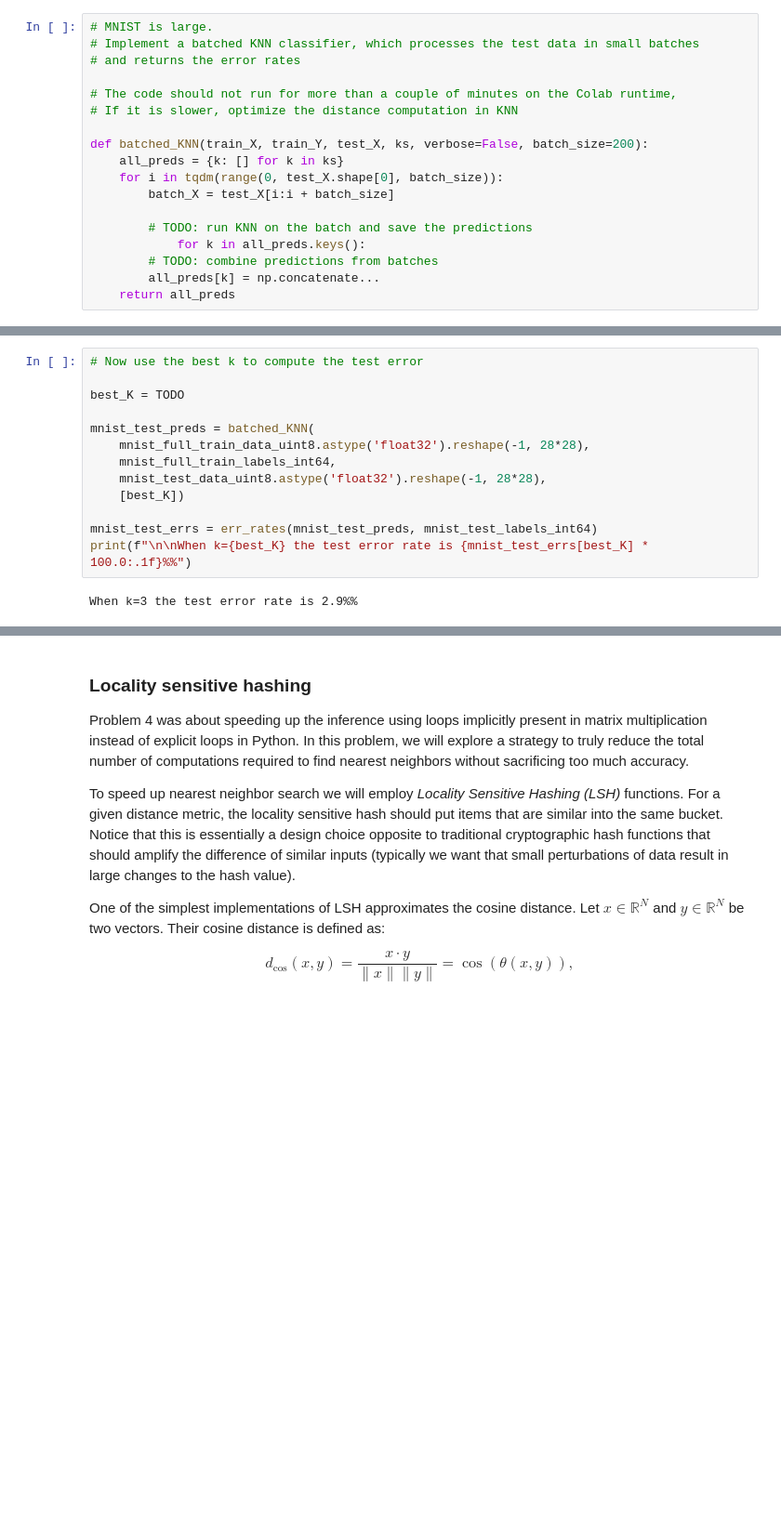
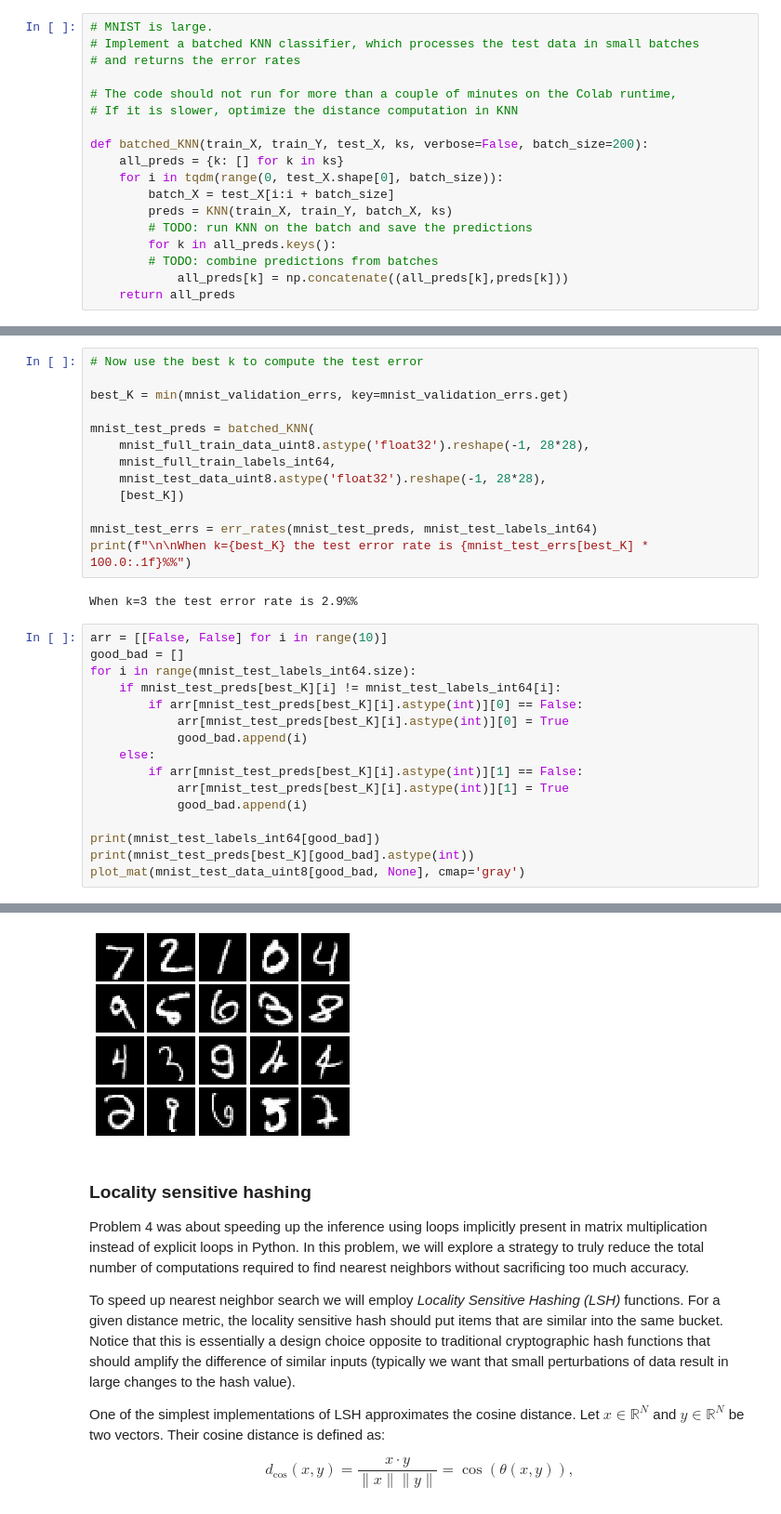
Before and after one commit to mksyposz/ml_uwr, a Jupyter notebook: assignment1/Assignment1.ipynb, the cells around one changed output, grey strips where cells are left out. Shown at 93% size. Drawn from its saved outputs; the diff is of its cells as text; blank space fills up the shorter version.

```diff
--- a/assignment1/Assignment1.ipynb
+++ b/assignment1/Assignment1.ipynb
@@ -656,11 +685,11 @@ def batched_KNN(train_X, train_Y, test_X, ks, verbose=False, batch_size=200):
     all_preds = {k: [] for k in ks}
     for i in tqdm(range(0, test_X.shape[0], batch_size)):
         batch_X = test_X[i:i + batch_size]
-
+        preds = KNN(train_X, train_Y, batch_X, ks)
         # TODO: run KNN on the batch and save the predictions
-            for k in all_preds.keys():
+        for k in all_preds.keys():
         # TODO: combine predictions from batches
-        all_preds[k] = np.concatenate...
+            all_preds[k] = np.concatenate((all_preds[k],preds[k]))
     return all_preds
 # %%
 # Now find the best k on the validation set
@@ -678,7 +707,7 @@ plt.plot(ks, [mnist_validation_errs[k] for k in ks])
 # %%
 # Now use the best k to compute the test error
 
-best_K = TODO
+best_K = min(mnist_validation_errs, key=mnist_validation_errs.get)
 
 mnist_test_preds = batched_KNN(
     mnist_full_train_data_uint8.astype('float32').reshape(-1, 28*28),
@@ -690,3 +719,20 @@ mnist_test_errs = err_rates(mnist_test_preds, mnist_test_labels_int64)
 print(f"\n\nWhen k={best_K} the test error rate is {mnist_test_errs[best_K] * 100.0:.1f}%%")
 # %% [output]
 When k=3 the test error rate is 2.9%%
+# %%
+arr = [[False, False] for i in range(10)]
+good_bad = []
+for i in range(mnist_test_labels_int64.size):
+    if mnist_test_preds[best_K][i] != mnist_test_labels_int64[i]:
+        if arr[mnist_test_preds[best_K][i].astype(int)][0] == False:
+            arr[mnist_test_preds[best_K][i].astype(int)][0] = True
+            good_bad.append(i)
+    else:
+        if arr[mnist_test_preds[best_K][i].astype(int)][1] == False:
+            arr[mnist_test_preds[best_K][i].astype(int)][1] = True
+            good_bad.append(i)
+
+print(mnist_test_labels_int64[good_bad])
+print(mnist_test_preds[best_K][good_bad].astype(int))
+plot_mat(mnist_test_data_uint8[good_bad, None], cmap='gray')
+# %% [output]
@@ -693,3 +741,4 @@ When k=3 the test error rate is 2.9%%
+[figure, added]
 # %% [markdown]
 ### Locality sensitive hashing
 
```
Also changed, not shown: parts of 15 cells of this notebook.
